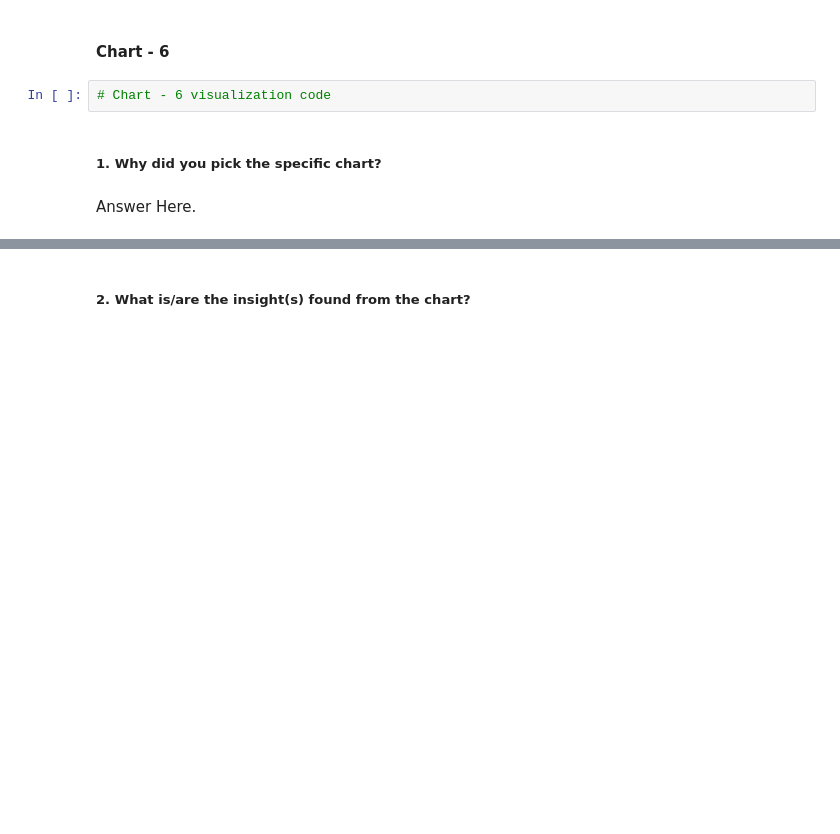
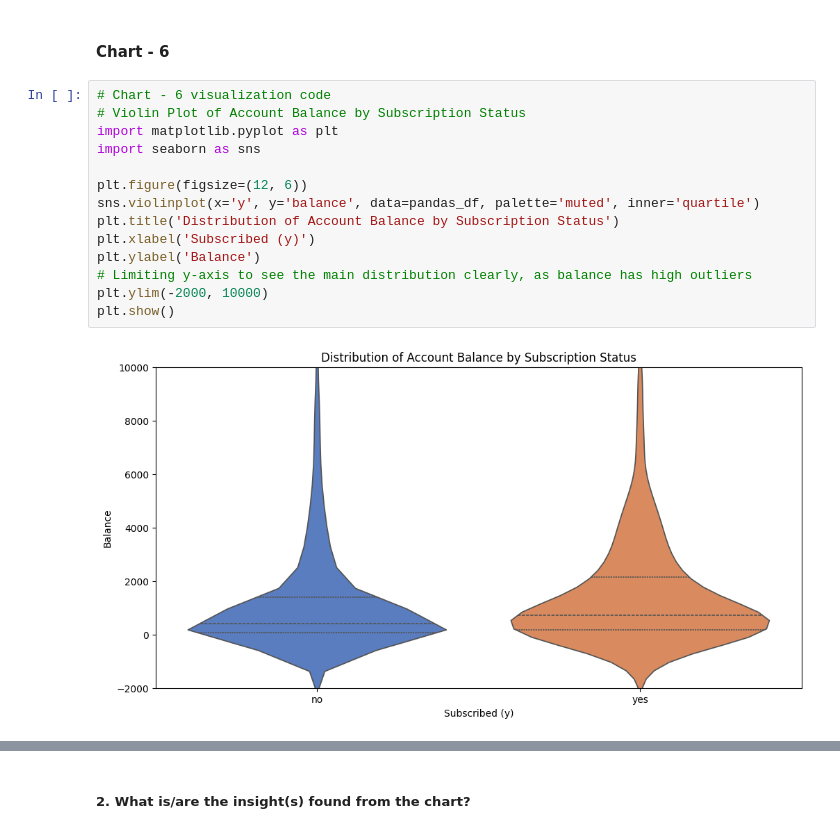
Before and after one commit to amol004/Financial-Forecasting-Frontier-Distributed-ML, a Jupyter notebook: Financial_Forecasting_Frontier_Distributed_ML.ipynb, the cells around one changed output, grey strips where cells are left out. Saved outputs shown, nothing was run; the diff lists cells and outputs as text; blank space fills up the shorter version.

```diff
--- a/Financial_Forecasting_Frontier_Distributed_ML.ipynb
+++ b/Financial_Forecasting_Frontier_Distributed_ML.ipynb
@@ -457,9 +548,19 @@ Are there any insights that lead to negative growth? Justify with specific reaso
 Answer Here
 # %% [markdown]
 #### Chart - 6
-# %%
-# Chart - 6 visualization code
-# %% [markdown]
-##### 1. Why did you pick the specific chart?
-# %% [markdown]
-Answer Here.
+# %%
+# Chart - 6 visualization code
+# Violin Plot of Account Balance by Subscription Status
+import matplotlib.pyplot as plt
+import seaborn as sns
+
+plt.figure(figsize=(12, 6))
+sns.violinplot(x='y', y='balance', data=pandas_df, palette='muted', inner='quartile')
+plt.title('Distribution of Account Balance by Subscription Status')
+plt.xlabel('Subscribed (y)')
+plt.ylabel('Balance')
+# Limiting y-axis to see the main distribution clearly, as balance has high outliers
+plt.ylim(-2000, 10000)
+plt.show()
+# %% [output]
+[figure, added]
```
Also changed, not shown: parts of 58 cells of this notebook.
